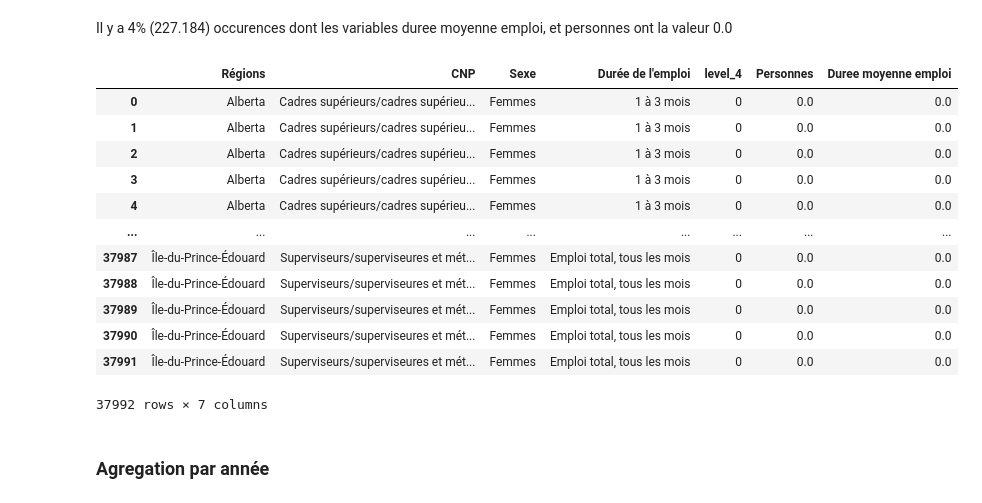
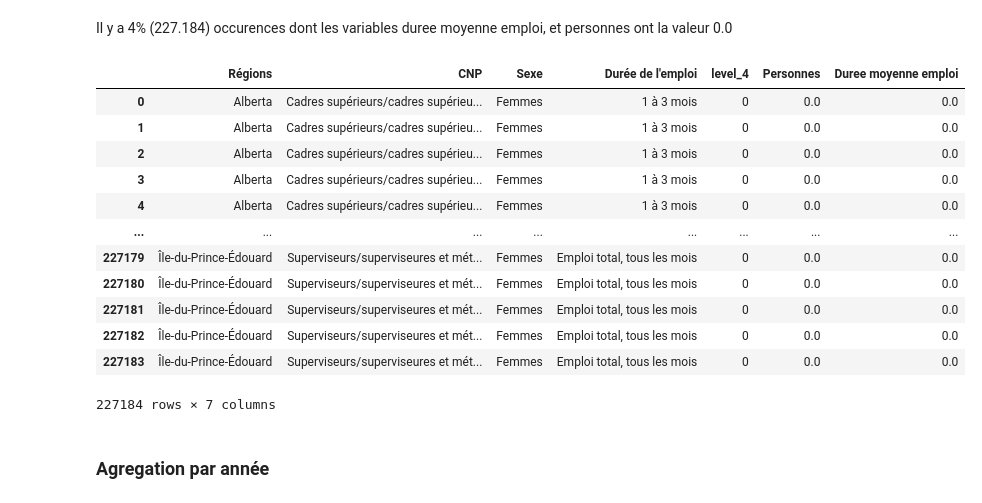
Before and after one commit to marciosdn/projet_77, a Jupyter notebook: AED durée emploi.ipynb, the cells around one changed output. Cells and saved outputs as stored; diff of their text form; code cells hidden in the pictures.

```diff
--- a/AED durée emploi.ipynb
+++ b/AED durée emploi.ipynb
@@ -375,25 +376,25 @@ Il y a 4% (227.184) occurences dont les variables duree moyenne emploi, et perso
 # %%
 def process_date(dg):
     return pd.DataFrame([[
                         dg["Personnes"].sum(),
                         dg["Duree moyenne emploi"].mean(),
                         ]], columns=["Personnes", "Duree moyenne emploi"])
 
-duree_emploi_CNP_0.groupby(["Régions","CNP","Sexe","Durée de l'emploi","Annee"]).apply(process_date).reset_index(4, drop=True).reset_index(drop=False)
+duree_emploi_CNP_0.groupby(["Régions","CNP","Sexe","Durée de l'emploi","Année/Mois"]).apply(process_date).reset_index(4, drop=True).reset_index(drop=False)
 # %% [output]
 |  | Régions | CNP | Sexe | Durée de l'emploi | level_4 | Personnes | Duree moyenne emploi |
 | 0 | Alberta | Cadres supérieurs/cadres supérieu... | Femmes | 1 à 3 mois | 0 | 0.0 | 0.0 |
 | 1 | Alberta | Cadres supérieurs/cadres supérieu... | Femmes | 1 à 3 mois | 0 | 0.0 | 0.0 |
 | 2 | Alberta | Cadres supérieurs/cadres supérieu... | Femmes | 1 à 3 mois | 0 | 0.0 | 0.0 |
 | 3 | Alberta | Cadres supérieurs/cadres supérieu... | Femmes | 1 à 3 mois | 0 | 0.0 | 0.0 |
 | 4 | Alberta | Cadres supérieurs/cadres supérieu... | Femmes | 1 à 3 mois | 0 | 0.0 | 0.0 |
 | ... | ... | ... | ... | ... | ... | ... | ... |
-| 37987 | Île-du-Prince-Édouard | Superviseurs/superviseures et mét... | Femmes | Emploi total, tous les mois | 0 | 0.0 | 0.0 |
-| 37988 | Île-du-Prince-Édouard | Superviseurs/superviseures et mét... | Femmes | Emploi total, tous les mois | 0 | 0.0 | 0.0 |
-| 37989 | Île-du-Prince-Édouard | Superviseurs/superviseures et mét... | Femmes | Emploi total, tous les mois | 0 | 0.0 | 0.0 |
-| 37990 | Île-du-Prince-Édouard | Superviseurs/superviseures et mét... | Femmes | Emploi total, tous les mois | 0 | 0.0 | 0.0 |
-| 37991 | Île-du-Prince-Édouard | Superviseurs/superviseures et mét... | Femmes | Emploi total, tous les mois | 0 | 0.0 | 0.0 |
+| 227179 | Île-du-Prince-Édouard | Superviseurs/superviseures et mét... | Femmes | Emploi total, tous les mois | 0 | 0.0 | 0.0 |
+| 227180 | Île-du-Prince-Édouard | Superviseurs/superviseures et mét... | Femmes | Emploi total, tous les mois | 0 | 0.0 | 0.0 |
+| 227181 | Île-du-Prince-Édouard | Superviseurs/superviseures et mét... | Femmes | Emploi total, tous les mois | 0 | 0.0 | 0.0 |
+| 227182 | Île-du-Prince-Édouard | Superviseurs/superviseures et mét... | Femmes | Emploi total, tous les mois | 0 | 0.0 | 0.0 |
+| 227183 | Île-du-Prince-Édouard | Superviseurs/superviseures et mét... | Femmes | Emploi total, tous les mois | 0 | 0.0 | 0.0 |
-37992 rows × 7 columns
+227184 rows × 7 columns
 # %% [markdown]
 ### Agregation par année
 # %%
```
Also changed, not shown: parts of 6 cells of this notebook.
